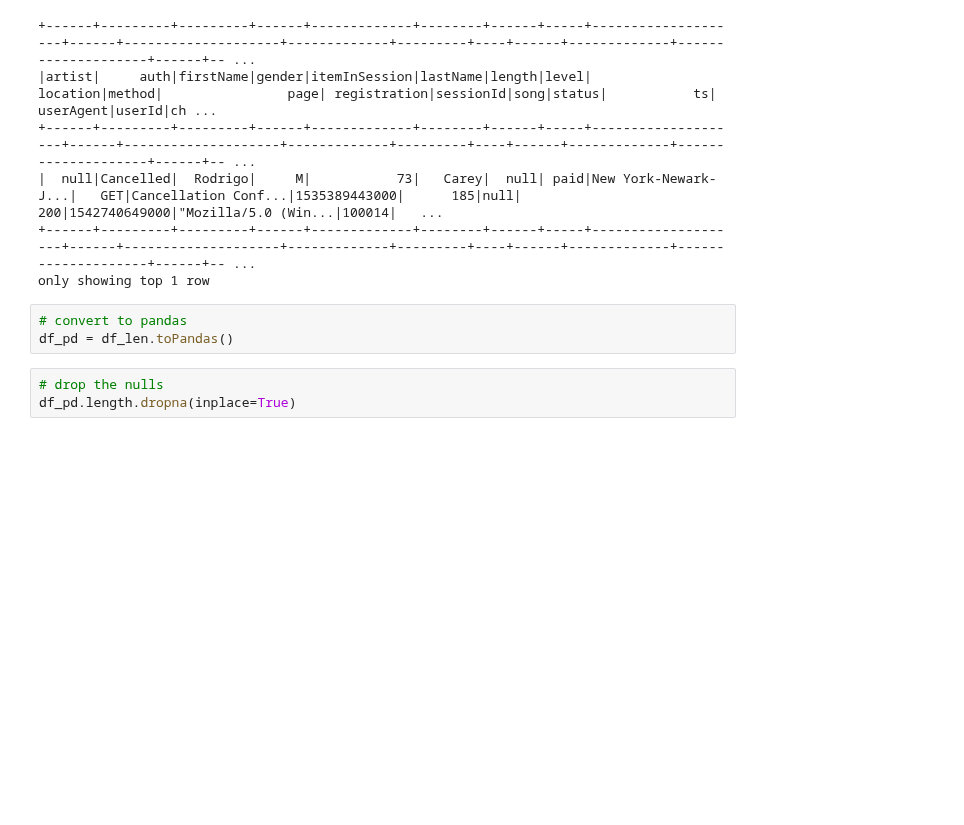
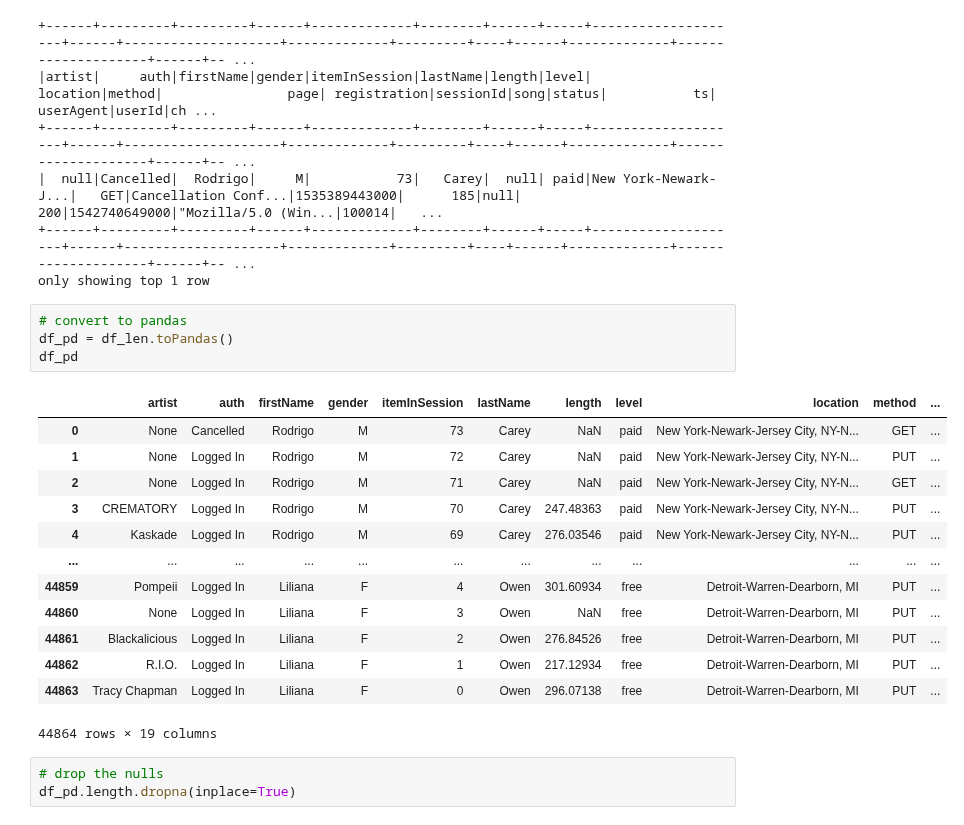
Before and after one commit to Nima-Sayyah/Sparkify, a Jupyter notebook: Sparkify.ipynb, the cells around one changed output. Saved outputs shown, nothing was run; the diff lists cells and outputs as text; blank space fills up the shorter version.

```diff
--- a/Sparkify.ipynb
+++ b/Sparkify.ipynb
@@ -429,6 +429,21 @@ only showing top 1 row
 # %%
 # convert to pandas
 df_pd = df_len.toPandas()
+df_pd
+# %% [output]
+|  | artist | auth | firstName | gender | itemInSession | lastName | length | level | location | method | ... |
+| 0 | None | Cancelled | Rodrigo | M | 73 | Carey | NaN | paid | New York-Newark-Jersey City, NY-N... | GET | ... |
+| 1 | None | Logged In | Rodrigo | M | 72 | Carey | NaN | paid | New York-Newark-Jersey City, NY-N... | PUT | ... |
+| 2 | None | Logged In | Rodrigo | M | 71 | Carey | NaN | paid | New York-Newark-Jersey City, NY-N... | GET | ... |
+| 3 | CREMATORY | Logged In | Rodrigo | M | 70 | Carey | 247.48363 | paid | New York-Newark-Jersey City, NY-N... | PUT | ... |
+| 4 | Kaskade | Logged In | Rodrigo | M | 69 | Carey | 276.03546 | paid | New York-Newark-Jersey City, NY-N... | PUT | ... |
+| ... | ... | ... | ... | ... | ... | ... | ... | ... | ... | ... | ... |
+| 44859 | Pompeii | Logged In | Liliana | F | 4 | Owen | 301.60934 | free | Detroit-Warren-Dearborn, MI | PUT | ... |
+| 44860 | None | Logged In | Liliana | F | 3 | Owen | NaN | free | Detroit-Warren-Dearborn, MI | PUT | ... |
+| 44861 | Blackalicious | Logged In | Liliana | F | 2 | Owen | 276.84526 | free | Detroit-Warren-Dearborn, MI | PUT | ... |
+| 44862 | R.I.O. | Logged In | Liliana | F | 1 | Owen | 217.12934 | free | Detroit-Warren-Dearborn, MI | PUT | ... |
+| 44863 | Tracy Chapman | Logged In | Liliana | F | 0 | Owen | 296.07138 | free | Detroit-Warren-Dearborn, MI | PUT | ... |
+44864 rows × 19 columns
 # %%
 # drop the nulls
 df_pd.length.dropna(inplace=True)
```
Also changed, not shown: parts of 4 cells of this notebook.
